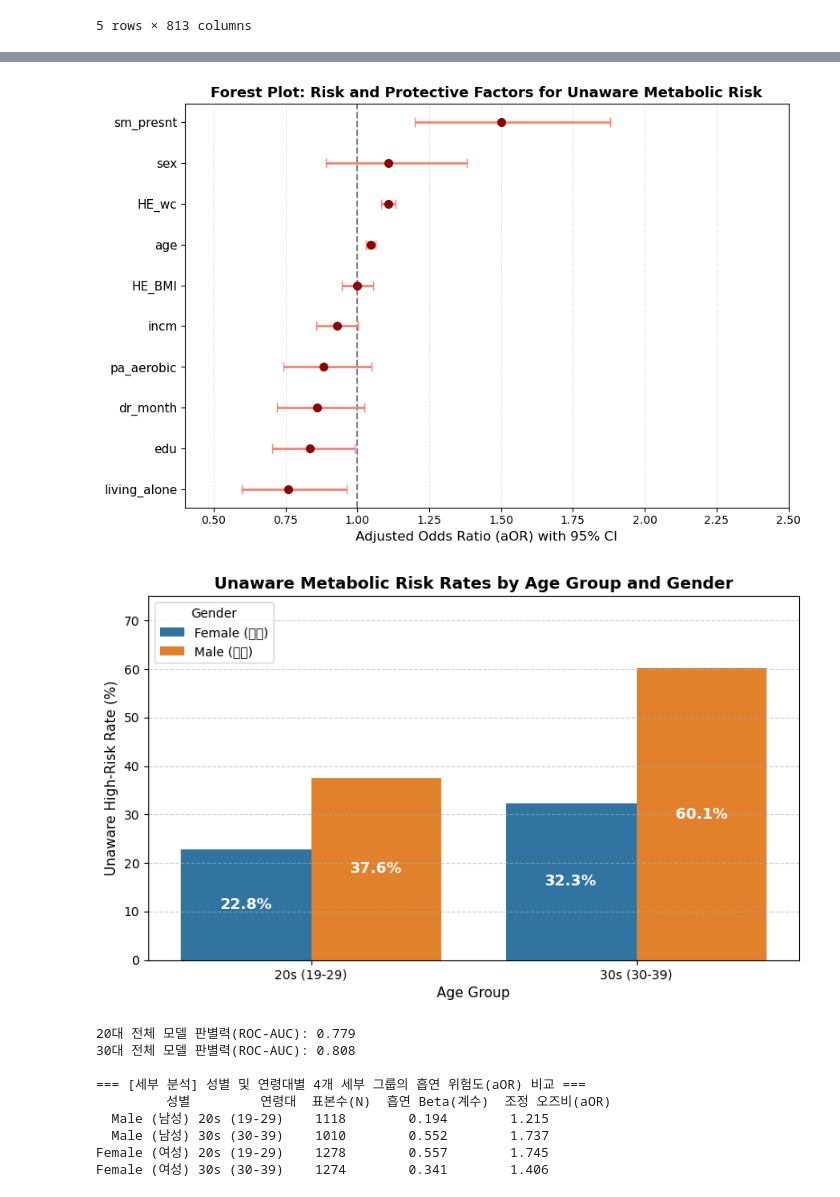
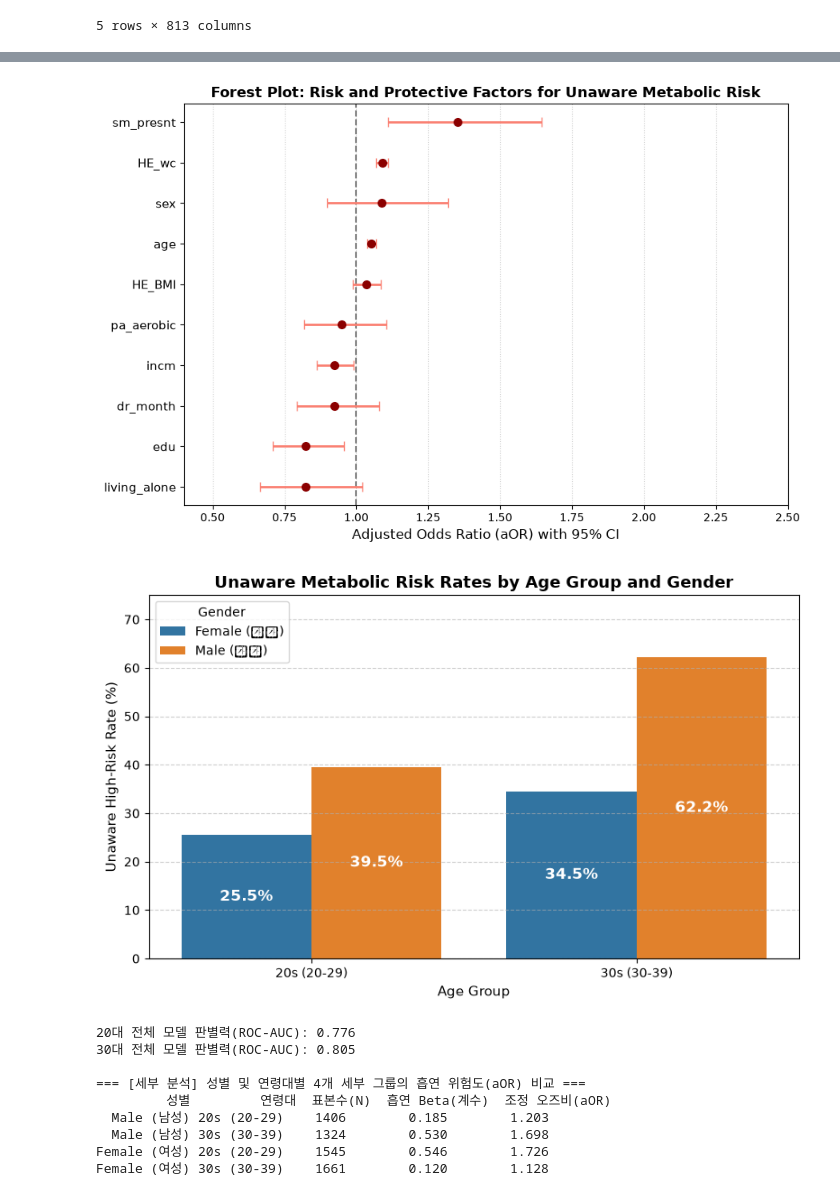
Before and after one commit to kdw123654/digital-project, a Jupyter notebook: my_model.ipynb, the cells around one changed output, grey strips where cells are left out. Cells and saved outputs as stored; diff of their text form; code cells hidden in the pictures.

```diff
--- a/my_model.ipynb
+++ b/my_model.ipynb
@@ -30,11 +30,12 @@ selected_cols = [
     'DI1_dg', 'DI1_pt', 'DE1_dg', 'DE1_pt', 'DI2_dg', 'DI2_pt',
     'HE_glu', 'HE_TG', 'HE_HDL_st2', 'HE_sbp', 'HE_dbp',
     'HE_ht', 'HE_wt', 'HE_BMI', 'HE_wc',
-    'sm_presnt', 'dr_month', 'pa_aerobic'
+    'sm_presnt', 'dr_month', 'pa_aerobic',
+    'BE8_1', 'L_DN_TO', 'BO1_1', 'BM1_8' # [교수님 피드백 반영] 좌식시간, 혼밥, 체중증가, 구강위생 변수 추가
 ]
 
 df_list = []
-years = ['21', '22', '23', '24']
+years = ['20', '21', '22', '23', '24'] # [교수님 피드백 반영] 2020년 추가 -> 5개년치 통합
 
 for y in years:
     fpath=f'C:\\knhanes\\hn{y}_all.sas7bdat'
@@ -64,6 +66,6 @@ df_all.head()
 # %%
-df_young=df_all[(df_all['age']>=19)&(df_all['age']<=39)].copy()
-print(f'19~39세 청년층 인원: {len(df_young):,}명')
+df_young=df_all[(df_all['age']>=20)&(df_all['age']<=39)].copy()
+print(f'20~39세 청년층 인원: {len(df_young):,}명')
 # len뒤에 ,를 붙이면 5341이 아닌 5,341같이 천 단위로 콤마찍어줌
 
 med_mask = (df_young['DI1_pt'] == 1) | (df_young['DE1_pt'] == 1) | (df_young['DI2_pt'] == 1)
@@ -434,10 +419,10 @@ plt.grid(axis='x', linestyle=':', alpha=0.6)
 plt.tight_layout()
 plt.show()
 # %% [output]
-[figure, old version]
+[figure, new version]
 # %%
-# 1. 20대(19~29세)와 30대(30~39세) 그룹 분할 및 성별 라벨링
-data_clean['age_group'] = np.where(data_clean['age'] < 30, '20s (19-29)', '30s (30-39)')
+# 1. 20대(20~29세)와 30대(30~39세) 그룹 분할 및 성별 라벨링
+data_clean['age_group'] = np.where(data_clean['age'] < 30, '20s (20-29)', '30s (30-39)')
 data_clean['gender'] = np.where(data_clean['sex'] == 1, 'Male (남성)', 'Female (여성)')
 
 # 2. 성별 x 연령대별 미인지 대사이상 위험군 비율(%) 계산 및 막대그래프 시각화
@@ -470,44 +455,44 @@ sub_feats = ['incm', 'edu', 'HE_BMI', 'HE_wc', 'sm_presnt', 'dr_month', 'pa_aero
 
 m20 = LogisticRegression(max_iter=1000, random_state=42).fit(d20[sub_feats + ['sex']], d20['Target'])
 m30 = LogisticRegression(max_iter=1000, random_state=42).fit(d30[sub_feats + ['sex']], d30['Target'])
 
 auc20 = roc_auc_score(d20['Target'], m20.predict_proba(d20[sub_feats + ['sex']])[:, 1])
 auc30 = roc_auc_score(d30['Target'], m30.predict_proba(d30[sub_feats + ['sex']])[:, 1])
 
 print(f"20대 전체 모델 판별력(ROC-AUC): {auc20:.3f}")
 print(f"30대 전체 모델 판별력(ROC-AUC): {auc30:.3f}\n")
 
 # 4.성별 x 연령대별 4개 세부 그룹의 흡연 위험 가중치(Beta 및 aOR) 비교
 group_results = []
 for g_name, g_val in [('Male (남성)', 1), ('Female (여성)', 2)]:
-    for a_name, a_cond in [('20s (19-29)', data_clean['age'] < 30), ('30s (30-39)', data_clean['age'] >= 30)]:
+    for a_name, a_cond in [('20s (20-29)', data_clean['age'] < 30), ('30s (30-39)', data_clean['age'] >= 30)]:
         sub = data_clean[(data_clean['sex'] == g_val) & a_cond]
         m_sub = LogisticRegression(max_iter=1000, random_state=42).fit(sub[sub_feats], sub['Target'])
         sm_idx = sub_feats.index('sm_presnt')
         beta = m_sub.coef_[0][sm_idx]
         aor = np.exp(beta)
         group_results.append({
             '성별': g_name,
             '연령대': a_name,
             '표본수(N)': len(sub),
             '흡연 Beta(계수)': round(beta, 3),
             '조정 오즈비(aOR)': round(aor, 3)
         })
 
 smoke_df = pd.DataFrame(group_results)
 print("=== [세부 분석] 성별 및 연령대별 4개 세부 그룹의 흡연 위험도(aOR) 비교 ===")
 print(smoke_df.to_string(index=False))
 # %% [output]
-[figure, old version]
+[figure, new version]
-20대 전체 모델 판별력(ROC-AUC): 0.779
-30대 전체 모델 판별력(ROC-AUC): 0.808
+20대 전체 모델 판별력(ROC-AUC): 0.776
+30대 전체 모델 판별력(ROC-AUC): 0.805
 
 === [세부 분석] 성별 및 연령대별 4개 세부 그룹의 흡연 위험도(aOR) 비교 ===
          성별         연령대  표본수(N)  흡연 Beta(계수)  조정 오즈비(aOR)
-  Male (남성) 20s (19-29)    1118        0.194        1.215
-  Male (남성) 30s (30-39)    1010        0.552        1.737
-Female (여성) 20s (19-29)    1278        0.557        1.745
-Female (여성) 30s (30-39)    1274        0.341        1.406
+  Male (남성) 20s (20-29)    1406        0.185        1.203
+  Male (남성) 30s (30-39)    1324        0.530        1.698
+Female (여성) 20s (20-29)    1545        0.546        1.726
+Female (여성) 30s (30-39)    1661        0.120        1.128
 # %%
 import matplotlib.pyplot as plt
 import seaborn as sns
```
Also changed, not shown: parts of 14 cells of this notebook, 2 other files.
